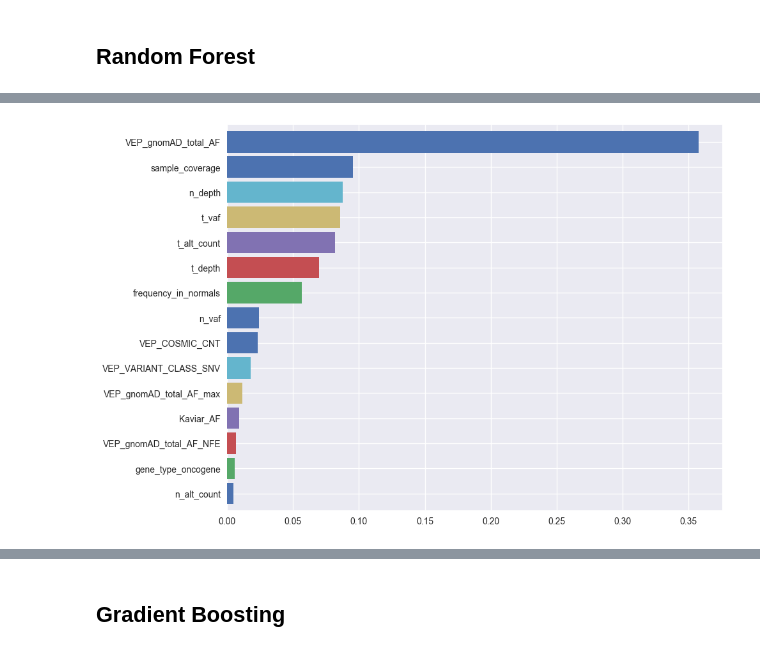
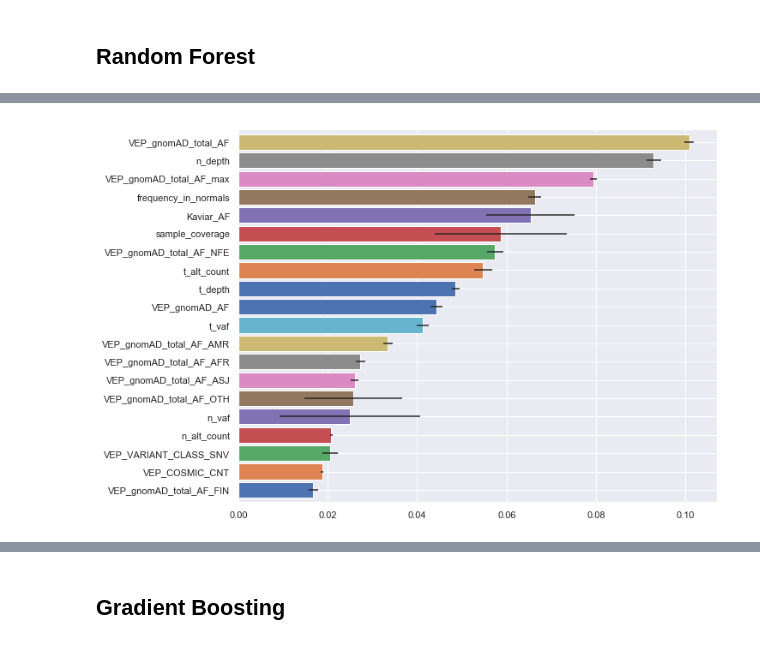
Before and after one commit to ElsaB/impact-annotator, a Jupyter notebook: analysis/prediction/somatic_vs_non_somatic_classification.ipynb, the cells around one changed output, grey strips where cells are left out. Drawn from its saved outputs; the diff is of its cells as text; code cells hidden in the pictures.

```diff
--- a/analysis/prediction/somatic_vs_non_somatic_classification.ipynb
+++ b/analysis/prediction/somatic_vs_non_somatic_classification.ipynb
@@ -414,8 +474,7 @@ parameters_grid = [
     {'n_estimators': [10, 100, 1000], 'max_depth': [5, 20, 50]}
 ]
 
-model_GS_RandomForestClassifier = GridSearchCV(RandomForestClassifier(), parameters_grid, cv = inner_cv_strategy, scoring = 'roc_auc', refit = True)
+model = GridSearchCV(RandomForestClassifier(random_state = 1), parameters_grid, cv = inner_cv_strategy, scoring = 'roc_auc', refit = True)
 
-fig, ax = plt.subplots(1, 1, figsize = (6, 6))
-run_model(model_GS_RandomForestClassifier, X, y, cv_strategy, grid_search = True, print_grid_search_metrics = True, print_fold_metrics = True, plot_roc = True, ax = ax)
+metrics = run_model(model, X, y, cv_strategy, grid_search = True, n_jobs = 1)
 # %% [output]
@@ -447,11 +481,0 @@ Fold 0: [301.90s | 7.01s]
-# %%
-from sklearn.tree import DecisionTreeClassifier, export_graphviz
-import graphviz
-
-model_DecisionTreeClassifier = DecisionTreeClassifier(random_state = 1)
-run_model(model_DecisionTreeClassifier, X, y, cv_strategy)
-
-model_DecisionTreeClassifier.fit(X, y)
-dot_data = export_graphviz(model_DecisionTreeClassifier, out_file = None, max_depth = 3, feature_names = X.columns.tolist(), class_names = ['non-somatic', 'somatic'], label = 'root', filled = True, proportion = True, rounded = True, special_characters = True, precision = 2)
-graph = graphviz.Source(dot_data)
-graph
@@ -462,7 +484,18 @@ graph
+# %%
+from sklearn.ensemble import RandomForestClassifier
+
+model_best_RandomForestClassifier = RandomForestClassifier(random_state = 1, n_estimators = 100, max_depth = 20)
+run_model(model_best_RandomForestClassifier, X, y, cv_strategy, n_jobs = 5)
+
+model_best_RandomForestClassifier.fit(X, y)
 # %%
-feature_importance = pd.Series(model_DecisionTreeClassifier.feature_importances_.tolist(), index = X.columns.tolist())
-feature_importance.sort_values(inplace = True)
-feature_importance = feature_importance.tail(15)
-feature_importance.plot.barh(figsize = (10, 8), width = 0.85);
+feature_importance = pd.DataFrame({'value': model_best_RandomForestClassifier.feature_importances_.tolist()}, index = X.columns.tolist())
+feature_importance.sort_values(by = 'value', axis = 0, inplace = True)
+
+feature_importance['std_dev'] = np.std([tree.feature_importances_ for tree in model_best_RandomForestClassifier.estimators_], axis = 0)
+
+feature_importance = feature_importance.tail(20)
+
+feature_importance.value.plot.barh(figsize = (10, 8), width = 0.85, xerr = feature_importance.std_dev, align = 'center');
 # %% [output]
-[figure, old version]
+[figure, new version]
```
Also changed, not shown: parts of 34 cells of this notebook, 4 other files.
